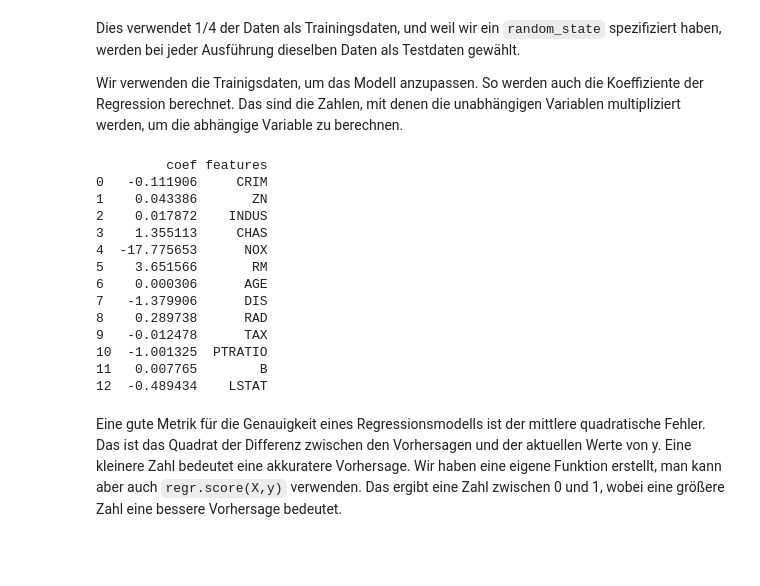
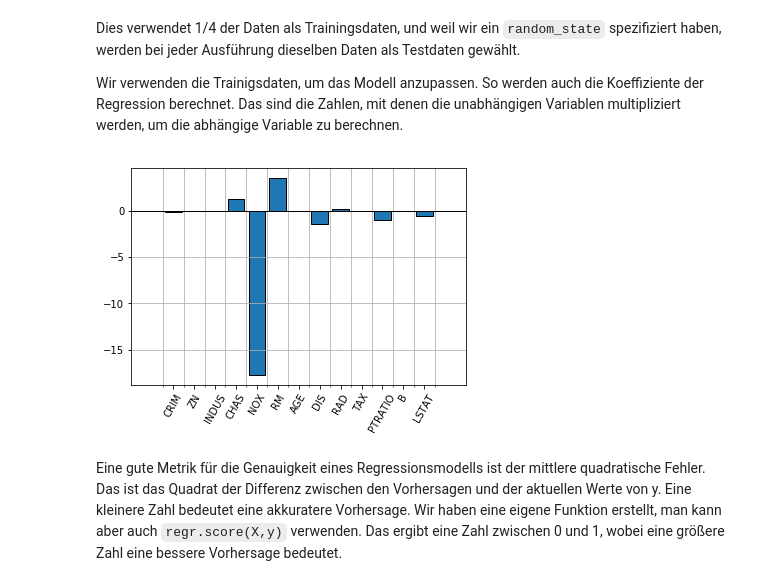
Before and after one commit to emomicrowave/machine-learning-tutorials, a Jupyter notebook: 02-linear_regression/notebook.ipynb, the cells around one changed output. Cells and saved outputs as stored; diff of their text form; code cells hidden in the pictures; blank space fills up the shorter version.

Commit message:
Regression coefficients as bar plot

```diff
--- a/02-linear_regression/notebook.ipynb
+++ b/02-linear_regression/notebook.ipynb
@@ -85,29 +85,28 @@ x_train, x_test, y_train, y_test = train_test_split(
 Dies verwendet 1/4 der Daten als Trainingsdaten, und weil wir ein `random_state` spezifiziert haben, werden bei jeder Ausführung dieselben Daten als Testdaten gewählt.
 
 Wir verwenden die Trainigsdaten, um das Modell anzupassen. So werden auch die Koeffiziente der Regression berechnet. Das sind die Zahlen, mit denen die unabhängigen Variablen multipliziert werden, um die abhängige Variable zu berechnen.
-# %%
-# Anpassen des linearen Modells
-regr = linear_model.LinearRegression()
-regr.fit(x_train, y_train)
-
-# Koeffiziente der Regression
-coef = pd.DataFrame({'features': df.columns, 'coef': regr.coef_[0]})
-print(coef)
-# %% [output]
-         coef features
-0   -0.111906     CRIM
-1    0.043386       ZN
-2    0.017872    INDUS
-3    1.355113     CHAS
-4  -17.775653      NOX
-5    3.651566       RM
-6    0.000306      AGE
-7   -1.379906      DIS
-8    0.289738      RAD
-9   -0.012478      TAX
-10  -1.001325  PTRATIO
-11   0.007765        B
-12  -0.489434    LSTAT
+# %%
+# Anpassen des linearen Modells
+regr = linear_model.LinearRegression()
+regr.fit(x_train, y_train)
+
+# Koeffiziente der Regression
+coef = regr.coef_[0]
+
+# Koeffiziente plotten
+ax = plt.subplot(1, 1, 1)
+
+ax.bar(np.arange(len(coef)), regr.coef_[0], edgecolor='k')
+ax.set_xticks(np.arange(-0.5, len(coef), 1), minor=True)
+ax.set_yticks(np.arange(-20, 3, 5), minor=True)
+ax.plot([-2,15], [0,0], '-', linewidth=1, c='k')
+
+plt.xticks(np.arange(len(coef)), df.columns, rotation=60)
+plt.xlim([-2, 14])
+plt.grid(which='minor')
+plt.show()
+# %% [output]
+[figure, added]
 # %% [markdown]
 Eine gute Metrik für die Genauigkeit eines Regressionsmodells ist der mittlere quadratische Fehler. Das ist das Quadrat der Differenz zwischen den Vorhersagen und der aktuellen Werte von y. Eine kleinere Zahl bedeutet eine akkuratere Vorhersage. Wir haben eine eigene Funktion erstellt, man kann aber auch `regr.score(X,y)` verwenden. Das ergibt eine Zahl zwischen 0 und 1, wobei eine größere Zahl eine bessere Vorhersage bedeutet.
 # %%
```
